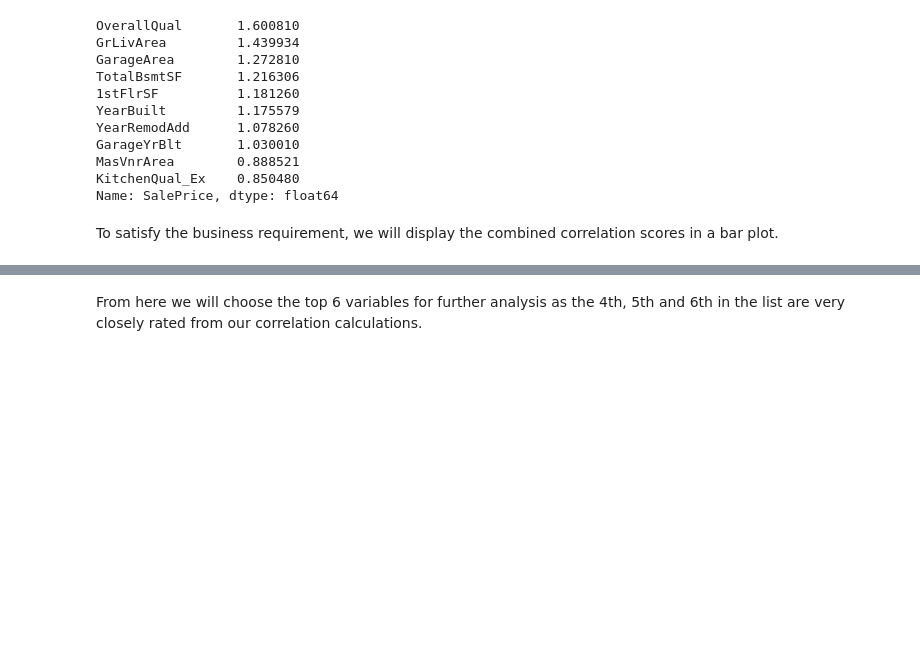
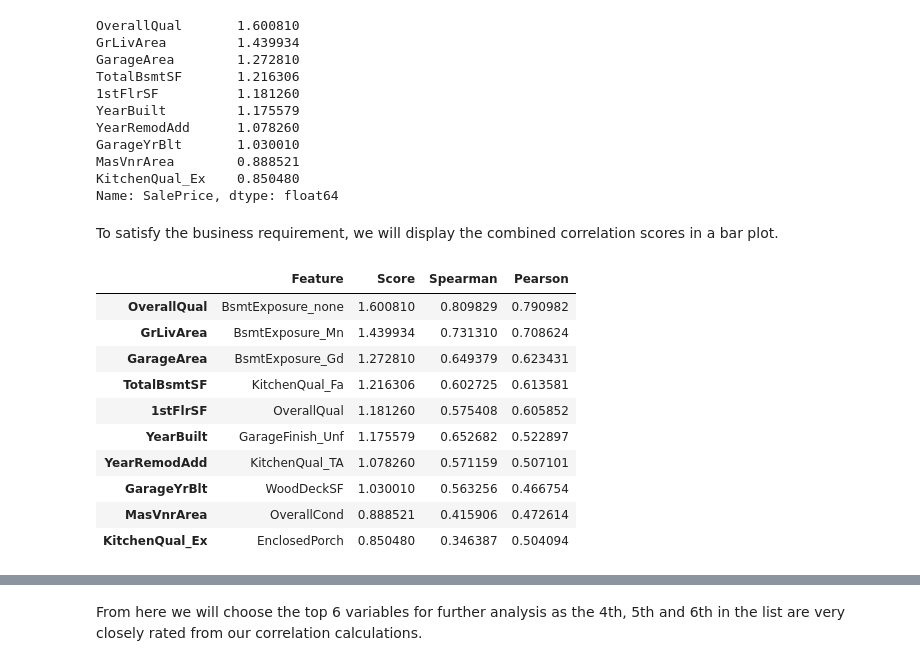
Before and after one commit to bmays9/house-prices-ml, a Jupyter notebook: jupyter_notebooks/04 - CorrelationStudy.ipynb, the cells around one changed output, grey strips where cells are left out. Saved outputs shown, nothing was run; the diff lists cells and outputs as text; code cells hidden in the pictures; blank space fills up the shorter version.

```diff
--- a/jupyter_notebooks/04 - CorrelationStudy.ipynb
+++ b/jupyter_notebooks/04 - CorrelationStudy.ipynb
@@ -157,11 +158,32 @@ Name: SalePrice, dtype: float64
 # %% [markdown]
 To satisfy the business requirement, we will display the combined correlation scores in a bar plot.
 # %%
-combined_corr = {
+combined_corr_dict = {
     'Feature': combined_corr.index,
-    'Score': combined_corr.sort_values(ascending=False)
+    'Score': combined_corr.sort_values(ascending=False),
+    'Spearman': corr_spearman,
+    'Pearson': corr_pearson
 }
-combined_corr_df = pd.DataFrame.from_dict(combined_corr).head(20)
+
+combined_corr_df = pd.DataFrame.from_dict(combined_corr_dict)
+combined_corr_df.sort_values(by='Score', ascending=False, inplace=True)
+
+# Create a copy of top 20 rows to save.
+save_corr_df = combined_corr_df.head(20).copy()
+
+combined_corr_df.head(10)
+# %% [output]
+|  | Feature | Score | Spearman | Pearson |
+| OverallQual | BsmtExposure_none | 1.600810 | 0.809829 | 0.790982 |
+| GrLivArea | BsmtExposure_Mn | 1.439934 | 0.731310 | 0.708624 |
+| GarageArea | BsmtExposure_Gd | 1.272810 | 0.649379 | 0.623431 |
+| TotalBsmtSF | KitchenQual_Fa | 1.216306 | 0.602725 | 0.613581 |
+| 1stFlrSF | OverallQual | 1.181260 | 0.575408 | 0.605852 |
+| YearBuilt | GarageFinish_Unf | 1.175579 | 0.652682 | 0.522897 |
+| YearRemodAdd | KitchenQual_TA | 1.078260 | 0.571159 | 0.507101 |
+| GarageYrBlt | WoodDeckSF | 1.030010 | 0.563256 | 0.466754 |
+| MasVnrArea | OverallCond | 0.888521 | 0.415906 | 0.472614 |
+| KitchenQual_Ex | EnclosedPorch | 0.850480 | 0.346387 | 0.504094 |
 # %%
 import matplotlib.pyplot as plt
 import seaborn as sns
```
Also changed, not shown: parts of 11 cells of this notebook, 1 other file.
